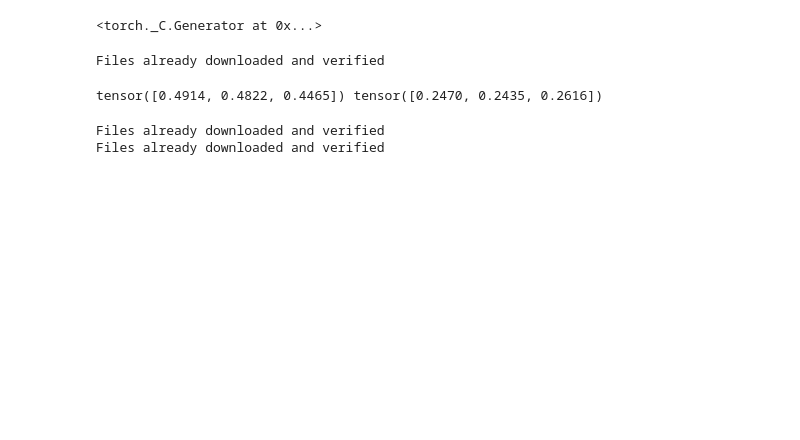
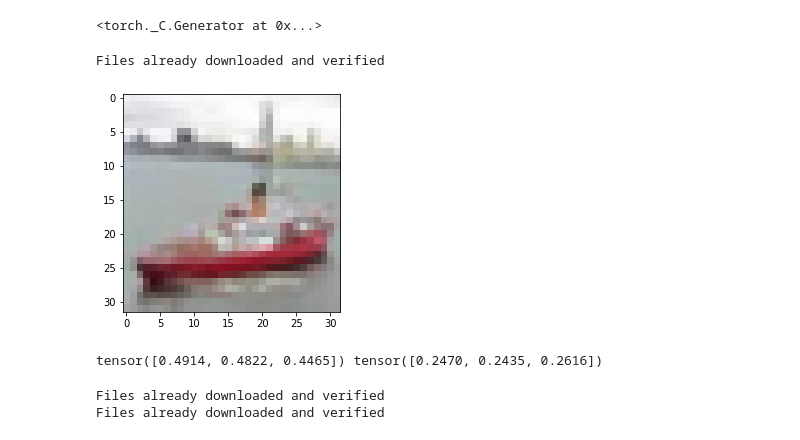
Before and after one commit to shinchacoffee/CIFAR10_practice, a Jupyter notebook: CIFAR10.ipynb, the cells around one changed output. Drawn from its saved outputs; the diff is of its cells as text; code cells hidden in the pictures; blank space fills up the shorter version.

```diff
--- a/CIFAR10.ipynb
+++ b/CIFAR10.ipynb
@@ -20,6 +21,15 @@ train_norm_load = torch.utils.data.DataLoader(
                             batch_size=train_batch_size, shuffle = True)
 # %% [output]
 Files already downloaded and verified
+# %%
+import matplotlib.pyplot as plt
+fig2=plt.figure()
+for x,y in train_norm_load:
+  xx=torch.movedim(x[0], (0,1,2), (2,0,1))
+  plt.imshow(xx)
+  break
+# %% [output]
+[figure, added]
 # %%
 RGB_sum = torch.zeros(3)
 RGB_sum_sq = torch.zeros(3)
```
Also changed, not shown: parts of 11 cells of this notebook.
